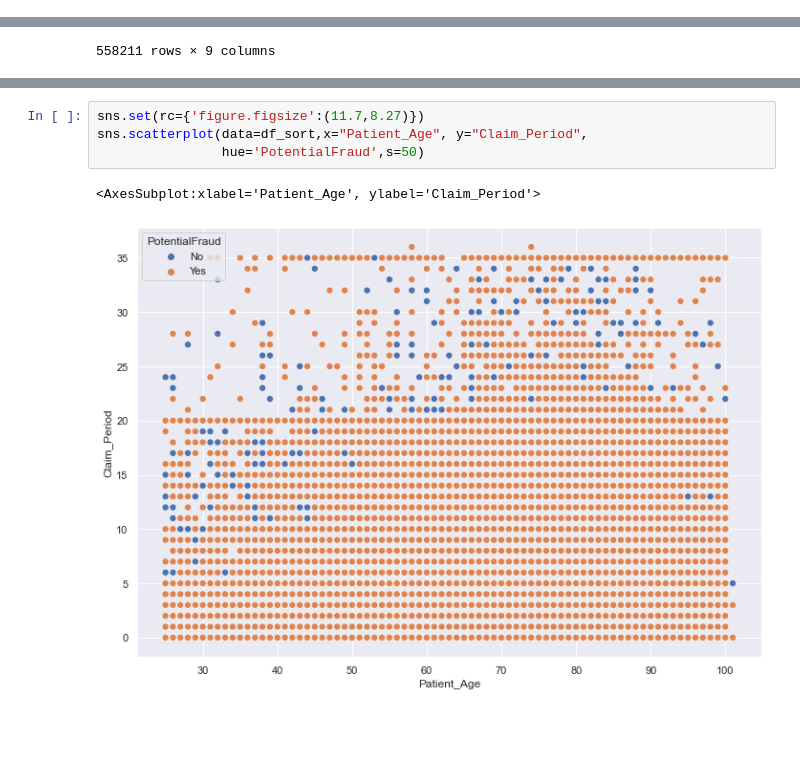
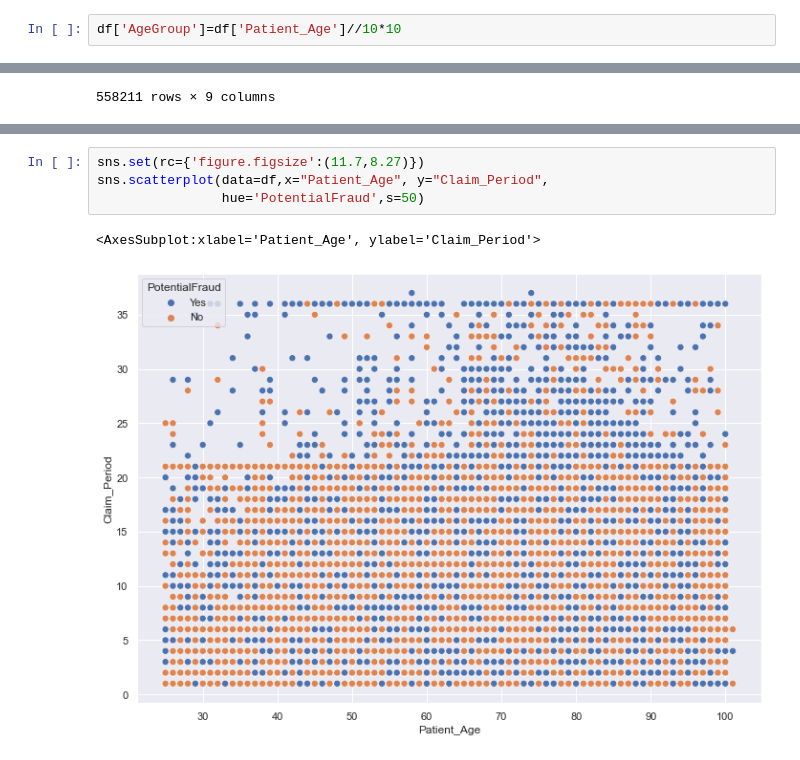
Before and after one commit to wx0373/Medical-fraud, a Jupyter notebook: Age_Period/age&period.ipynb, the cells around one changed output, grey strips where cells are left out. Cells and saved outputs as stored; diff of their text form; blank space fills up the shorter version.

```diff
--- a/Age_Period/age&period.ipynb
+++ b/Age_Period/age&period.ipynb
@@ -33,6 +34,8 @@ df=df_num[['DOB', 'DOD','ClaimStartDt', 'ClaimEndDt','PotentialFraud','In_Out']]
 df['Claim_Period']=(pd.to_datetime(df.ClaimEndDt)-pd.to_datetime(df.ClaimStartDt)).dt.days+1
 # %%
 df['Patient_Age']=(pd.to_datetime(df.ClaimStartDt)-pd.to_datetime(df.DOB)).dt.days//365
+# %%
+df['AgeGroup']=df['Patient_Age']//10*10
 # %%
 df
 # %% [output]
@@ -61,10 +64,10 @@ sns.scatterplot(data=df,x="Patient_Age", y="Claim_Period",
 # %%
 sns.set(rc={'figure.figsize':(11.7,8.27)})
-sns.scatterplot(data=df_sort,x="Patient_Age", y="Claim_Period",
+sns.scatterplot(data=df,x="Patient_Age", y="Claim_Period",
                 hue='PotentialFraud',s=50)
 # %% [output]
 <AxesSubplot:xlabel='Patient_Age', ylabel='Claim_Period'>
-[figure, old version]
+[figure, new version]
 # %%
 ax= sns.violinplot(x="AgeGroup", y="Claim_Period", hue="In_Out",
                    split=True, data=df);
```
Also changed, not shown: parts of 5 cells of this notebook.
